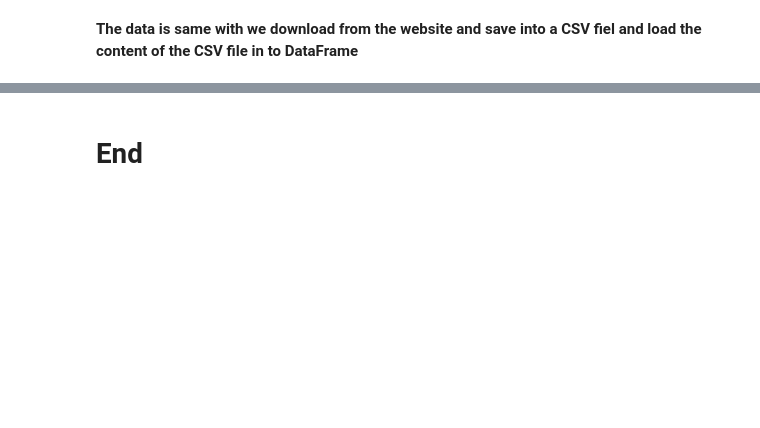
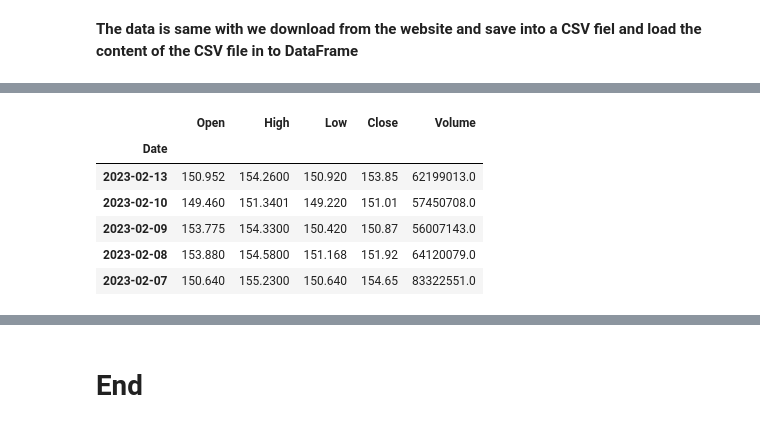
Before and after one commit to GangminLi/Financial-Risk-Management-with-Python, a Jupyter notebook: 05 - Pandas Datareader.ipynb, the cells around one changed output, grey strips where cells are left out. Drawn from its saved outputs; the diff is of its cells as text; code cells hidden in the pictures; blank space fills up the shorter version.

```diff
--- a/05 - Pandas Datareader.ipynb
+++ b/05 - Pandas Datareader.ipynb
@@ -65,2 +135,2 @@ data.index
 # %%
-# data2 = pdr.get_data_stooq(ticker, start)
+data2 = pdr.get_data_stooq(ticker, start, end)
@@ -66,0 +153,10 @@ data.index
+# %%
+data2.head()
+# %% [output]
+|  | Open | High | Low | Close | Volume |
+| Date |  |  |  |  |  |
+| 2023-02-13 | 150.952 | 154.2600 | 150.920 | 153.85 | 62199013.0 |
+| 2023-02-10 | 149.460 | 151.3401 | 149.220 | 151.01 | 57450708.0 |
+| 2023-02-09 | 153.775 | 154.3300 | 150.420 | 150.87 | 56007143.0 |
+| 2023-02-08 | 153.880 | 154.5800 | 151.168 | 151.92 | 64120079.0 |
+| 2023-02-07 | 150.640 | 155.2300 | 150.640 | 154.65 | 83322551.0 |
```
Also changed, not shown: parts of 24 cells of this notebook, 5 other files.
